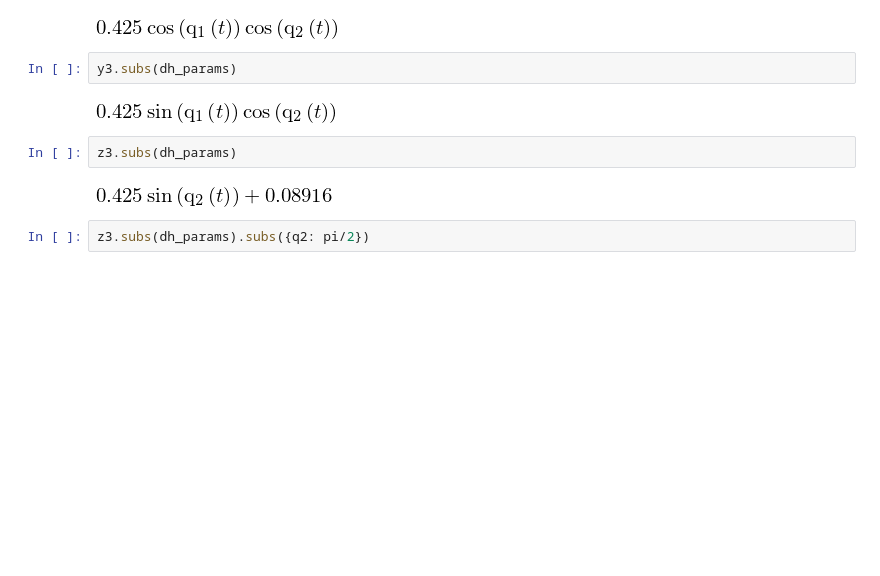
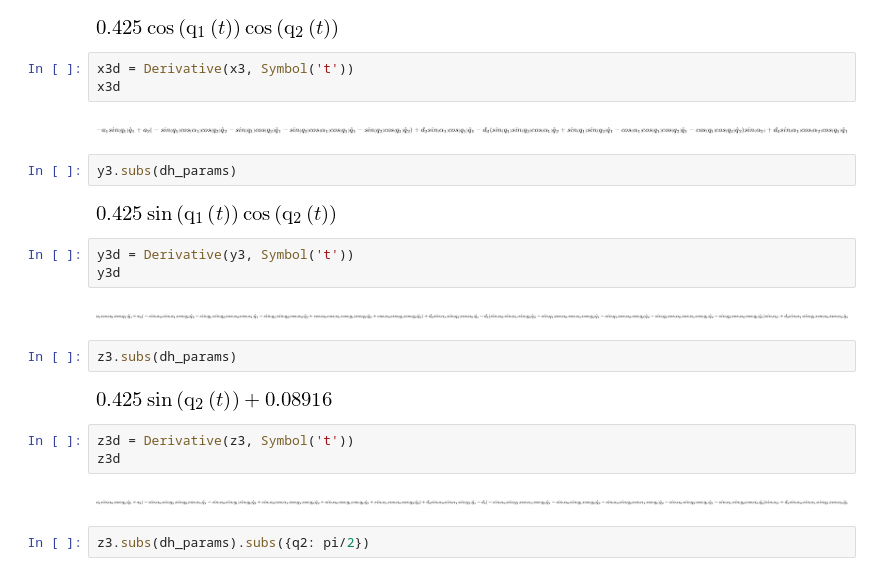
Before and after one commit to uliludmann/multibody_dynamics, a Jupyter notebook: multibody dynamics forward kinematics.ipynb, the cells around one changed output. Drawn from its saved outputs; the diff is of its cells as text; blank space fills up the shorter version.

```diff
--- a/multibody dynamics forward kinematics.ipynb
+++ b/multibody dynamics forward kinematics.ipynb
@@ -170,14 +170,29 @@ x3, y3, z3, _ = (T01 * T12 * T23)[:,3]
 x3.subs(dh_params)
 # %% [output]
 [figure]
+# %%
+x3d = Derivative(x3, Symbol('t'))
+x3d
+# %% [output]
+[figure, added]
 # %%
 y3.subs(dh_params)
 # %% [output]
 [figure]
+# %%
+y3d = Derivative(y3, Symbol('t'))
+y3d
+# %% [output]
+[figure, added]
 # %%
 z3.subs(dh_params)
 # %% [output]
 [figure]
+# %%
+z3d = Derivative(z3, Symbol('t'))
+z3d
+# %% [output]
+[figure, added]
 # %%
 z3.subs(dh_params).subs({q2: pi/2})
 # %% [output]
```
Also changed, not shown: parts of 34 cells of this notebook.
